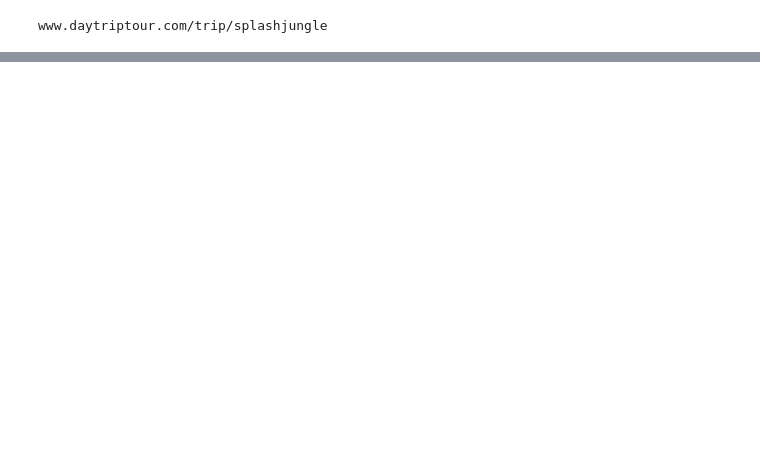
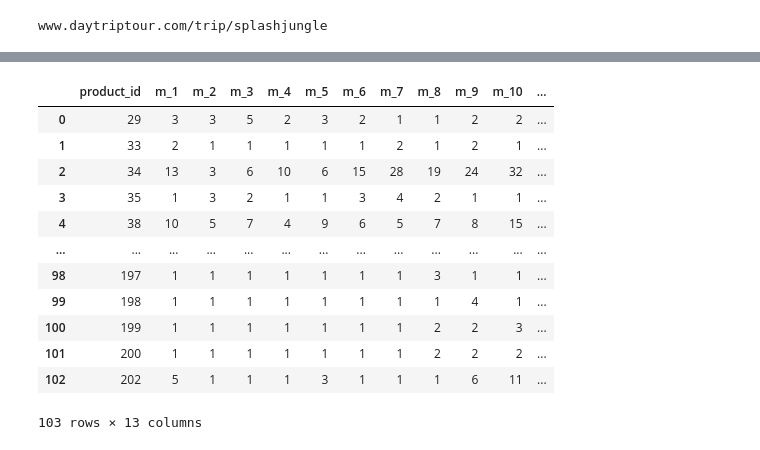
Before and after one commit to RooTBeaM/recommandation_system, a Jupyter notebook: 4_New_Clean_order.ipynb, the cells around one changed output, grey strips where cells are left out. Saved outputs shown, nothing was run; the diff lists cells and outputs as text; code cells hidden in the pictures; blank space fills up the shorter version.

```diff
--- a/4_New_Clean_order.ipynb
+++ b/4_New_Clean_order.ipynb
@@ -290,0 +303,19 @@ len(df_group['order_product_id'].unique())
+# %%
+test = df_product_count_by_month.fillna(0)
+test[month_cols] = test[month_cols]+1
+# %%
+test
+# %% [output]
+|  | product_id | m_1 | m_2 | m_3 | m_4 | m_5 | m_6 | m_7 | m_8 | m_9 | m_10 | ... |
+| 0 | 29 | 3 | 3 | 5 | 2 | 3 | 2 | 1 | 1 | 2 | 2 | ... |
+| 1 | 33 | 2 | 1 | 1 | 1 | 1 | 1 | 2 | 1 | 2 | 1 | ... |
+| 2 | 34 | 13 | 3 | 6 | 10 | 6 | 15 | 28 | 19 | 24 | 32 | ... |
+| 3 | 35 | 1 | 3 | 2 | 1 | 1 | 3 | 4 | 2 | 1 | 1 | ... |
+| 4 | 38 | 10 | 5 | 7 | 4 | 9 | 6 | 5 | 7 | 8 | 15 | ... |
+| ... | ... | ... | ... | ... | ... | ... | ... | ... | ... | ... | ... | ... |
+| 98 | 197 | 1 | 1 | 1 | 1 | 1 | 1 | 1 | 3 | 1 | 1 | ... |
+| 99 | 198 | 1 | 1 | 1 | 1 | 1 | 1 | 1 | 1 | 4 | 1 | ... |
+| 100 | 199 | 1 | 1 | 1 | 1 | 1 | 1 | 1 | 2 | 2 | 3 | ... |
+| 101 | 200 | 1 | 1 | 1 | 1 | 1 | 1 | 1 | 2 | 2 | 2 | ... |
+| 102 | 202 | 5 | 1 | 1 | 1 | 3 | 1 | 1 | 1 | 6 | 11 | ... |
+103 rows × 13 columns
```
Also changed, not shown: parts of 22 cells of this notebook, 9 other files.
